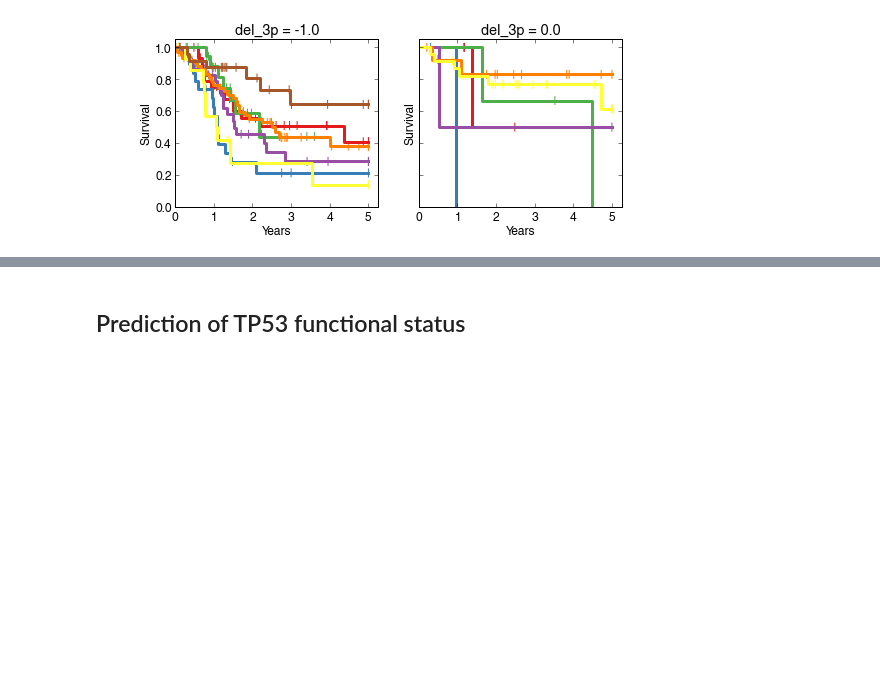
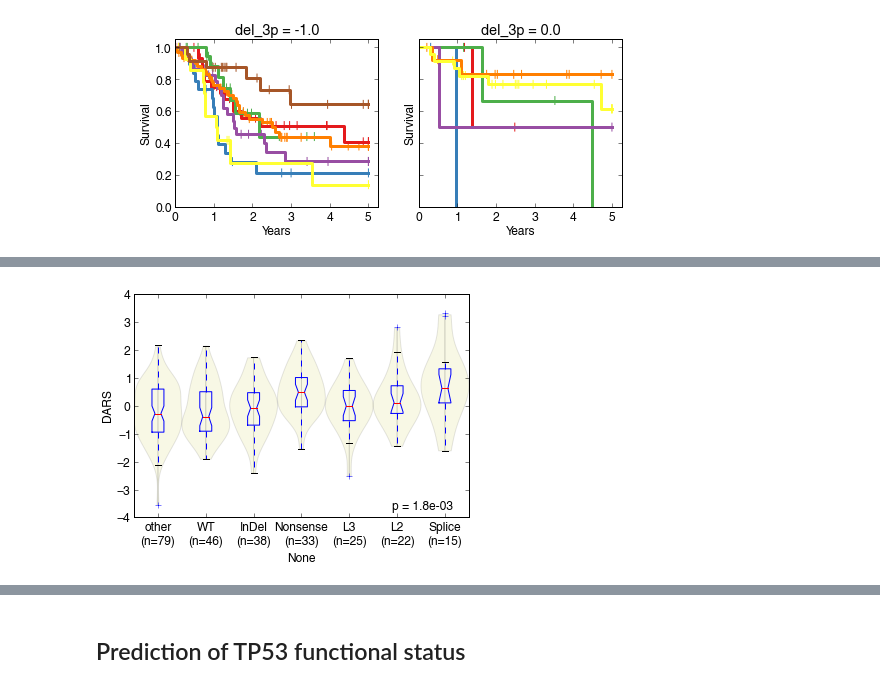
Before and after one commit to theandygross/TCGA, a Jupyter notebook: Analysis_Notebooks/TP53_exploration.ipynb, the cells around one changed output, grey strips where cells are left out. Saved outputs shown, nothing was run; the diff lists cells and outputs as text; code cells hidden in the pictures; blank space fills up the shorter version.

```diff
--- a/Analysis_Notebooks/TP53_exploration.ipynb
+++ b/Analysis_Notebooks/TP53_exploration.ipynb
@@ -326 +308,5 @@ screen_feature(status[status.isin(['Disruptive', 'Non-Disruptive'])],
+# %%
+violin_plot_pandas(d3, rna.features.ix['real'].ix['DARS'])
+# %% [output]
+[figure, added]
 # %%
```
Also changed, not shown: parts of 19 cells of this notebook, 3 other files.
